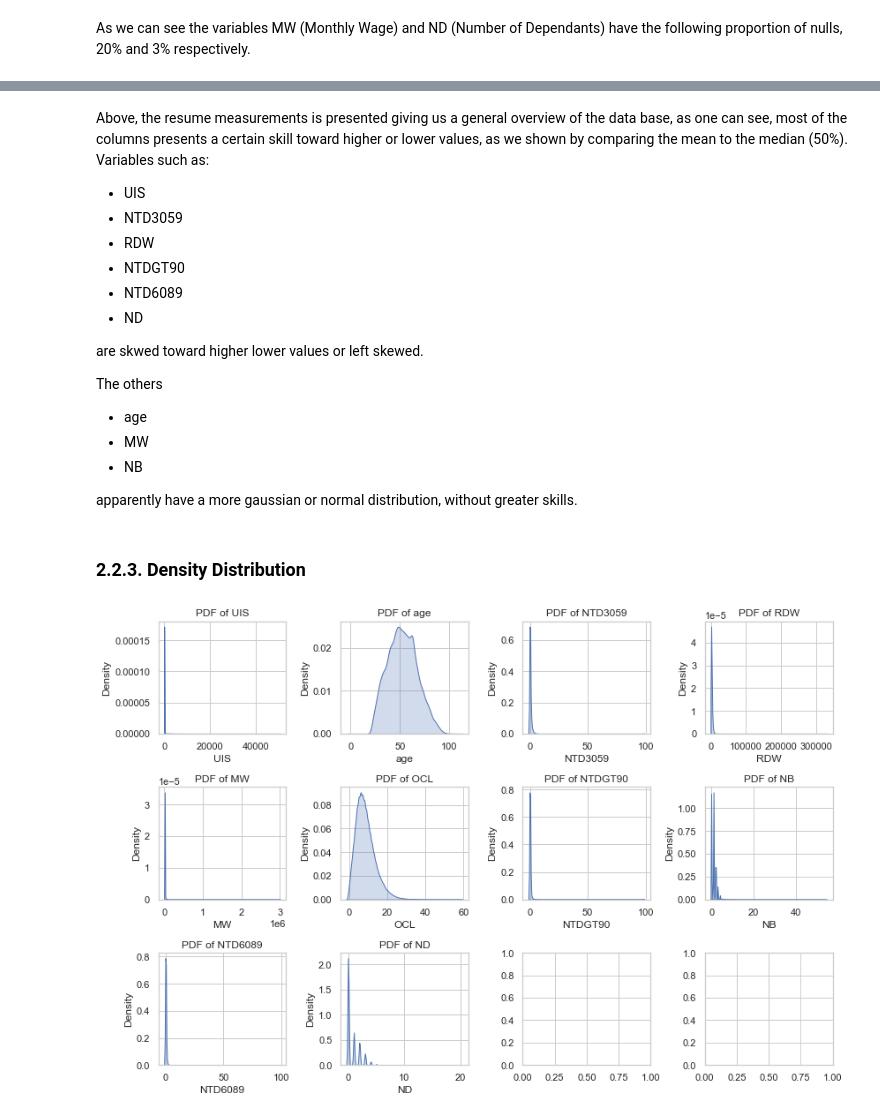
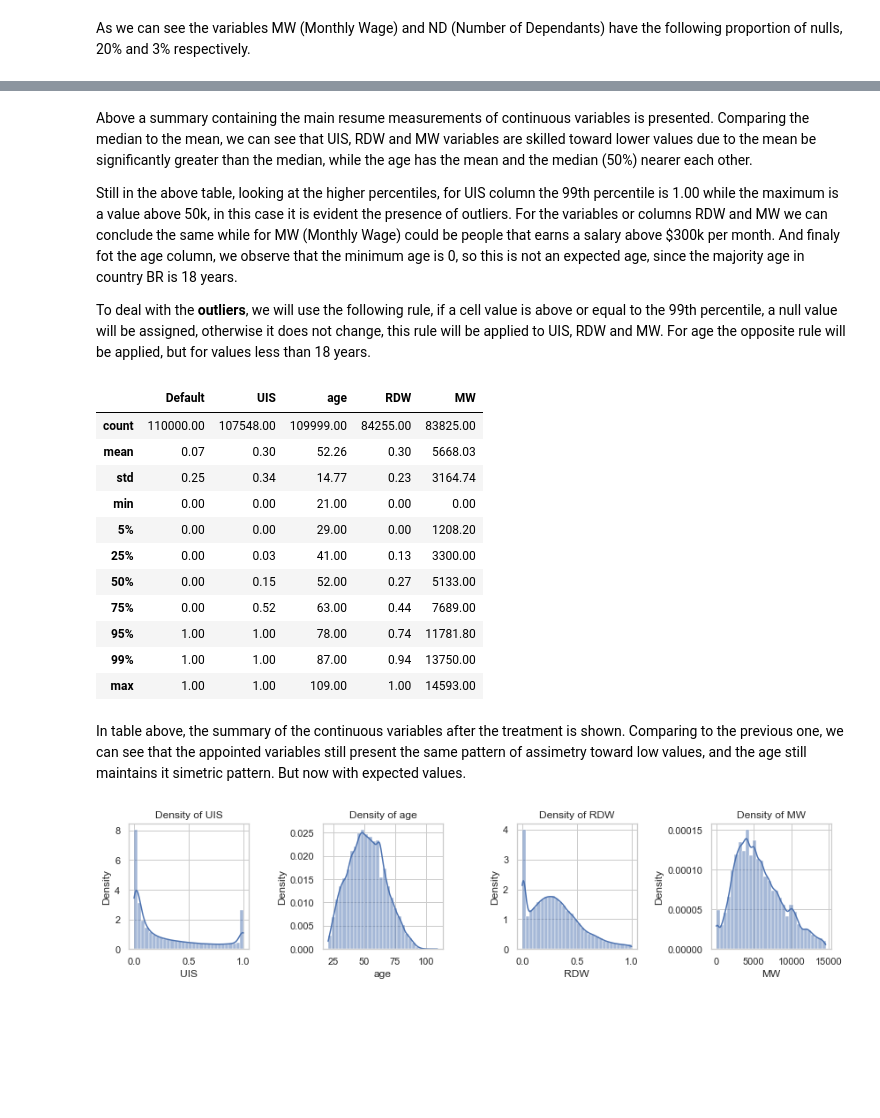
Before and after one commit to jlpscampos/Credit-Default-Model, a Jupyter notebook: EDA.ipynb, the cells around one changed output, grey strips where cells are left out. Drawn from its saved outputs; the diff is of its cells as text; code cells hidden in the pictures; blank space fills up the shorter version.

```diff
--- a/EDA.ipynb
+++ b/EDA.ipynb
@@ -17,8 +36,14 @@ import seaborn as sns
 # %% [markdown]
 ## 2.1. Reading the Data
 # %%
+# Reading file from disk
 file = os.path.join('data','training_data.csv')
 df = pd.read_csv(file)
+
+# Proper Column Categorization
+categorical = ['NTD3059','NTD6089','NTDGT90','NB','ND','OCL']
+df = df.assign(**{col: df[col].astype('category') for col in categorical})
+
 df.head(5)
 # %% [output]
 |  | Default | UIS | age | NTD3059 | RDW | MW | OCL | NTDGT90 | NB | NTD6089 | ND |
@@ -58,45 +87,57 @@ desc_round
 # %% [markdown]
-Above, the resume measurements is presented giving us a general overview of the data base, as one can see, most of the columns presents a certain skill toward higher or lower values, as we shown by comparing the mean to the median (50%). Variables such as:
+Above a summary containing the main resume measurements of continuous variables is presented. Comparing the median to the mean, we can see that UIS, RDW and MW variables are skilled toward lower values due to the mean be significantly greater than the median, while the age has the mean and the median (50%) nearer each other.
 
-* UIS
-* NTD3059
-* RDW
-* NTDGT90
-* NTD6089
-* ND
+Still in the above table, looking at the higher percentiles, for UIS column the 99th percentile is 1.00 while the maximum is a value above 50k, in this case it is evident the presence of outliers. For the variables or columns RDW and MW we can conclude the same while for MW (Monthly Wage) could be people that earns a salary above $300k per month. And finaly fot the age column, we observe that the minimum age is 0, so this is not an expected age, since the majority age in country BR is 18 years.
 
-are skwed toward higher lower values or left skewed.
-
-The others
-
-* age
-* MW
-* NB
-
-apparently have a more gaussian or normal distribution, without greater skills.
+To deal with the **outliers**, we will use the following rule, if a cell value is above or equal to the 99th percentile, a null value will be assigned, otherwise it does not change, this rule will be applied to UIS, RDW and MW. For age the opposite rule will be applied, but for values less than 18 years.
-# %% [markdown]
-### 2.2.3. Density Distribution
+# %%
+# Dealing with outliers in continuous
+colls = ['UIS','RDW','MW']
+vals = [1,1,14593.40]
+for col, val in zip(colls, vals):
+    df.loc[df[col] >  val, col] = np.nan
+df.loc[df['age'] < 18, 'age'] = np.nan
+
+custom_quantiles = [ 0.05, 0.25, 0.75, 0.95, 0.99 ]
+df.describe(percentiles=custom_quantiles).round(2)
+# %% [output]
+|  | Default | UIS | age | RDW | MW |
+| count | 110000.00 | 107548.00 | 109999.00 | 84255.00 | 83825.00 |
+| mean | 0.07 | 0.30 | 52.26 | 0.30 | 5668.03 |
+| std | 0.25 | 0.34 | 14.77 | 0.23 | 3164.74 |
+| min | 0.00 | 0.00 | 21.00 | 0.00 | 0.00 |
+| 5% | 0.00 | 0.00 | 29.00 | 0.00 | 1208.20 |
+| 25% | 0.00 | 0.03 | 41.00 | 0.13 | 3300.00 |
+| 50% | 0.00 | 0.15 | 52.00 | 0.27 | 5133.00 |
+| 75% | 0.00 | 0.52 | 63.00 | 0.44 | 7689.00 |
+| 95% | 1.00 | 1.00 | 78.00 | 0.74 | 11781.80 |
+| 99% | 1.00 | 1.00 | 87.00 | 0.94 | 13750.00 |
+| max | 1.00 | 1.00 | 109.00 | 1.00 | 14593.00 |
+# %% [markdown]
+In table above, the summary of the continuous variables after the treatment is shown. Comparing to the previous one, we can see that the appointed variables still present the same pattern of assimetry toward low values, and the age still maintains it simetric pattern. But now with expected values.
 # %%
 sns.set(style="whitegrid")
 
 # Set the style for the plots (optional)
 sns.set(style="whitegrid")
 
 # Create subplots with 4 columns per row
-fig, axes = plt.subplots(nrows=3, ncols=4, figsize=(12, 8))
+fig, axes = plt.subplots(nrows=1, ncols=4, figsize=(12, 3))
 
 # Flatten the axes for easier iteration
 axes = axes.flatten()
 
+cols = ['UIS','age','RDW','MW']
 # Iterate through each column and plot the PDF
-for i, column in enumerate(df.columns[1:]):
-    sns.kdeplot(data=df[column], ax=axes[i], fill=True)
-    axes[i].set_title(f'PDF of {column}')
+for i, col in enumerate(cols):
+    #sns.kdeplot(data=df[column], ax=axes[i], fill=True)
+    sns.histplot(data=df, x=col, stat="density", bins = 30, kde=True, ax=axes[i], fill=True)
+    axes[i].set_title(f'Density of {col}')
 
 # Adjust layout
 plt.tight_layout()
 
 # Show the plots
 plt.show()
 # %% [output]
-[figure, old version]
+[figure, new version]
```
Also changed, not shown: parts of 9 cells of this notebook, 1 other file.
